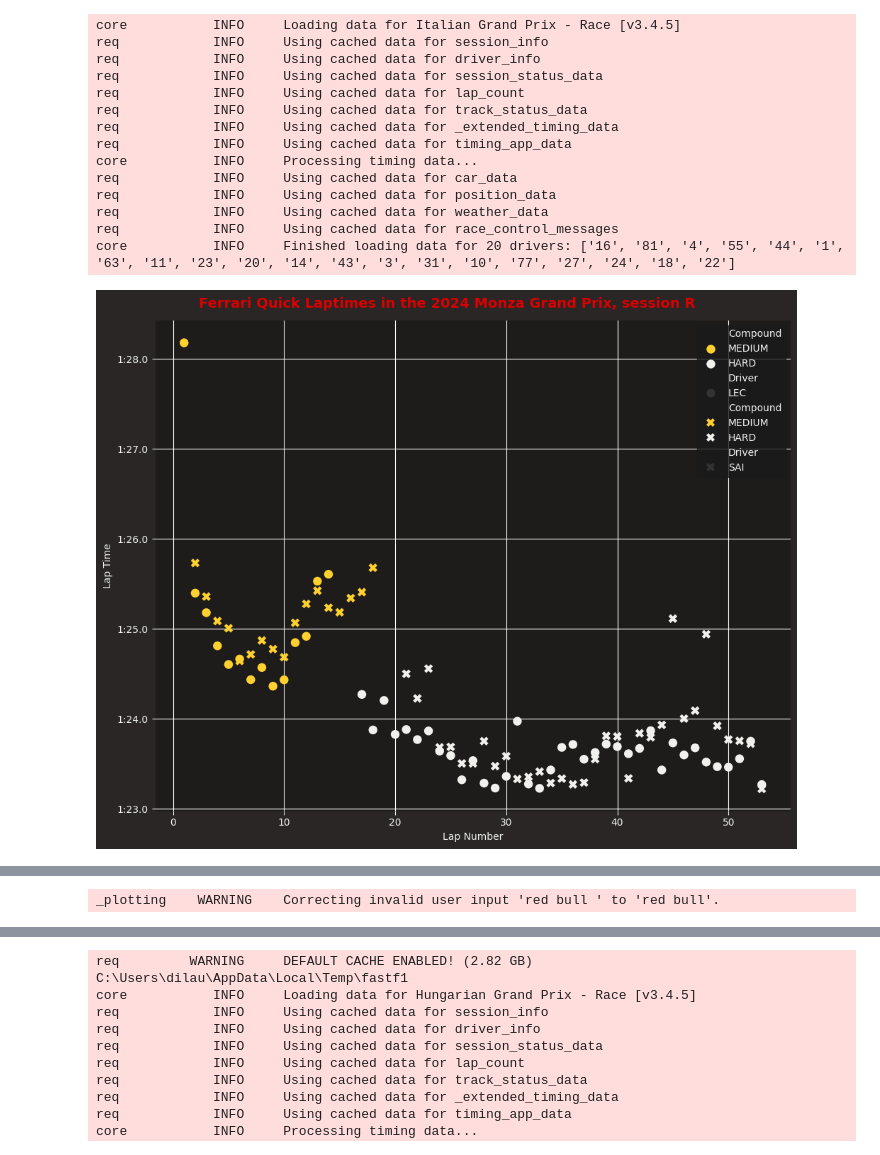
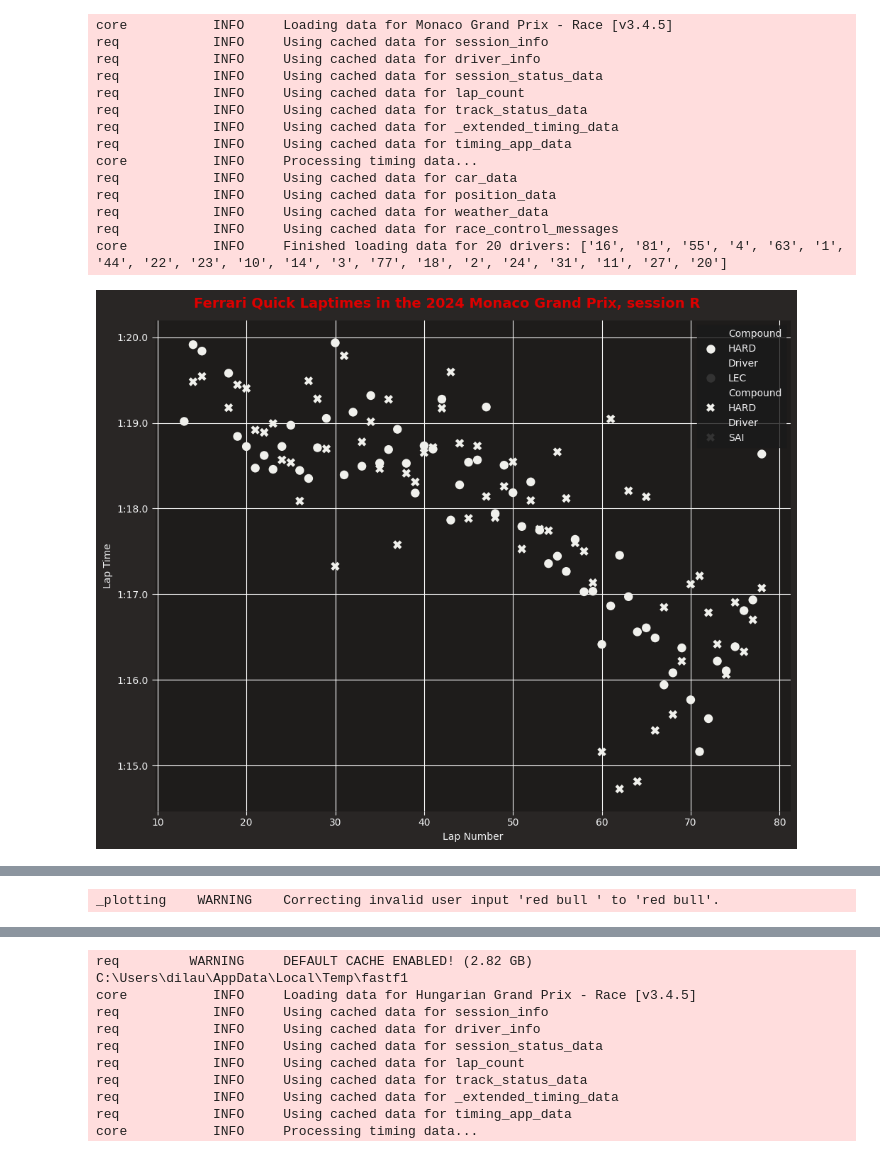
Before and after one commit to Vladinsky/FASTF1, a Jupyter notebook: domenicoDL/giri_Teams_Monza_con_colore_gomme.ipynb, the cells around one changed output, grey strips where cells are left out. Cells and saved outputs as stored; diff of their text form; code cells hidden in the pictures.

```diff
--- a/domenicoDL/giri_Teams_Monza_con_colore_gomme.ipynb
+++ b/domenicoDL/giri_Teams_Monza_con_colore_gomme.ipynb
@@ -9,7 +9,7 @@ import fastf1.plotting
 
 # Define the session details
 year = 2024
-gran_prix = "Monza"
+gran_prix = "Monaco"
 sessionG = 'R'  # Race session
 # Load the race session
 race = fastf1.get_session(year, gran_prix, sessionG)
@@ -62,33 +62,33 @@ for team in teams:
         ax.invert_yaxis()  # Invert y-axis for better visualization of lap times
 
 #   Set the title with the team's color
         plt.suptitle(
             f"{team} Quick Laptimes in the {year} {gran_prix} Grand Prix, session {sessionG}",
             color=team_color,  # Use the team's color for the title
             fontsize=14,
             fontweight='bold'
         )
 
 #   Add grid and improve layout
     plt.grid(color='w', which='major', axis='both')
     sns.despine(left=True, bottom=True)
     plt.tight_layout()
 
 # Show the plot
     plt.show()
 # %% [output]
-core           INFO     Loading data for Italian Grand Prix - Race [v3.4.5]
+core           INFO     Loading data for Monaco Grand Prix - Race [v3.4.5]
 req            INFO     Using cached data for session_info
 req            INFO     Using cached data for driver_info
 req            INFO     Using cached data for session_status_data
 req            INFO     Using cached data for lap_count
 req            INFO     Using cached data for track_status_data
 req            INFO     Using cached data for _extended_timing_data
 req            INFO     Using cached data for timing_app_data
 core           INFO     Processing timing data...
 req            INFO     Using cached data for car_data
 req            INFO     Using cached data for position_data
 req            INFO     Using cached data for weather_data
 req            INFO     Using cached data for race_control_messages
-core           INFO     Finished loading data for 20 drivers: ['16', '81', '4', '55', '44', '1', '63', '11', '23', '20', '14', '43', '3', '31', '10', '77', '27', '24', '18', '22']
+core           INFO     Finished loading data for 20 drivers: ['16', '81', '55', '4', '63', '1', '44', '22', '23', '10', '14', '3', '77', '18', '2', '24', '31', '11', '27', '20']
-[figure, old version]
+[figure, new version]
```
Also changed, not shown: parts of 1 cell of this notebook, 3 other files.
